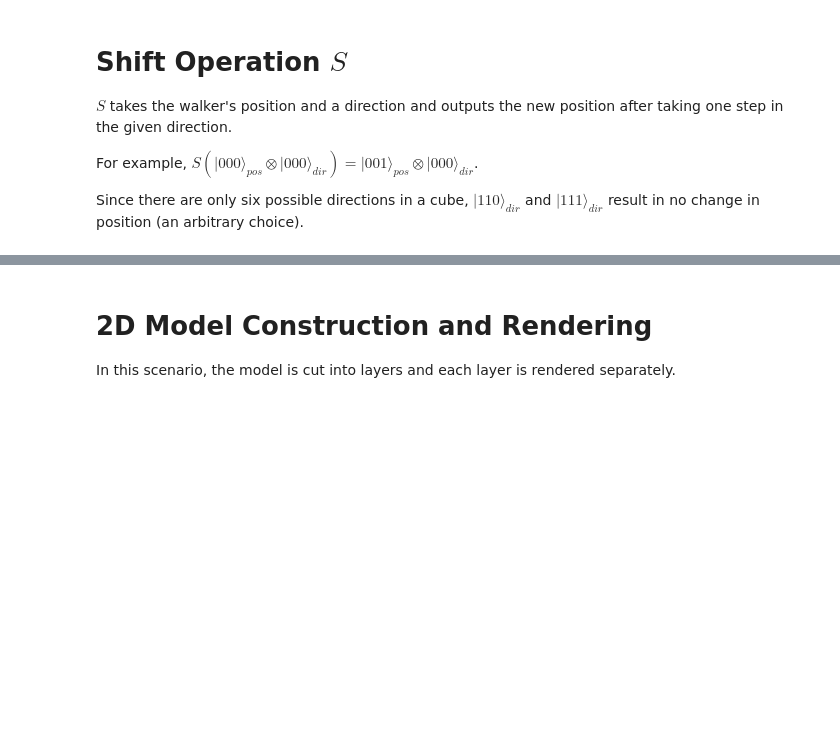
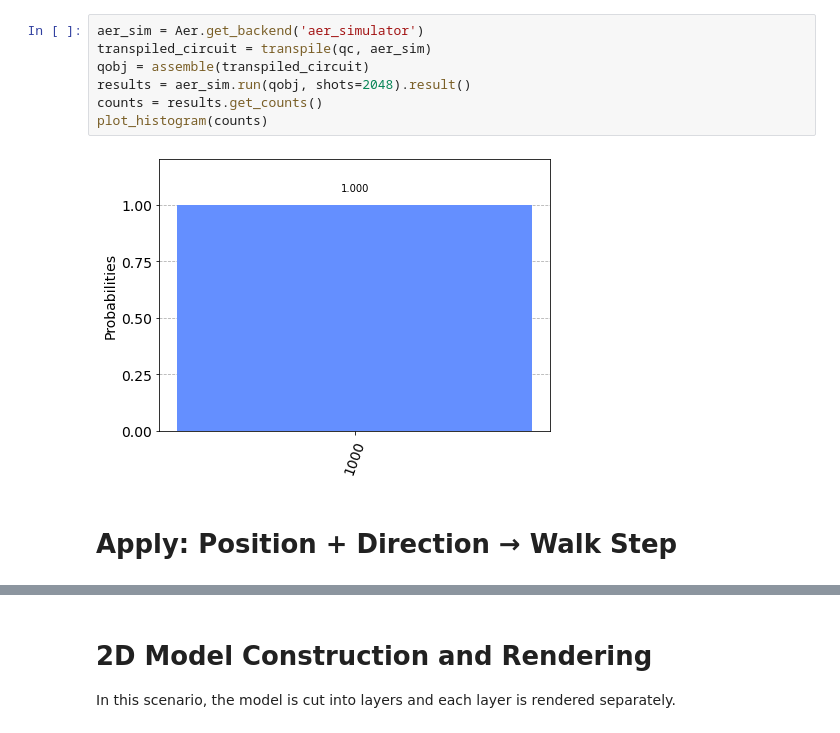
Before and after one commit to addie43110/qwalk-visualizations, a Jupyter notebook: 3D-QWs.ipynb, the cells around one changed output, grey strips where cells are left out. Cells and saved outputs as stored; diff of their text form; blank space fills up the shorter version.

Commit message:
updated 3D walks

```diff
--- a/3D-QWs.ipynb
+++ b/3D-QWs.ipynb
@@ -59,12 +59,15 @@ qc.measure_all()
 qc.decompose().draw('mpl')
 # %% [output]
 [figure]
-# %% [markdown]
-# Shift Operation $S$
-
-$S$ takes the walker's position and a direction and outputs the new position after taking one step in the given direction.
-
-For example, $S(\lvert000\rangle_{pos} \otimes\lvert000\rangle_{dir}) = \lvert001\rangle_{pos}\otimes\lvert000\rangle_{dir}$.
-
-Since there are only six possible directions in a cube, $\lvert110\rangle_{dir}$ and $\lvert111\rangle_{dir}$ result in no change in position (an arbitrary choice).
+# %%
+aer_sim = Aer.get_backend('aer_simulator')
+transpiled_circuit = transpile(qc, aer_sim)
+qobj = assemble(transpiled_circuit)
+results = aer_sim.run(qobj, shots=2048).result()
+counts = results.get_counts()
+plot_histogram(counts)
+# %% [output]
+[figure, added]
+# %% [markdown]
+# Apply: Position + Direction &rarr; Walk Step
 # %%
```
Also changed, not shown: parts of 16 cells of this notebook, 2 other files.
